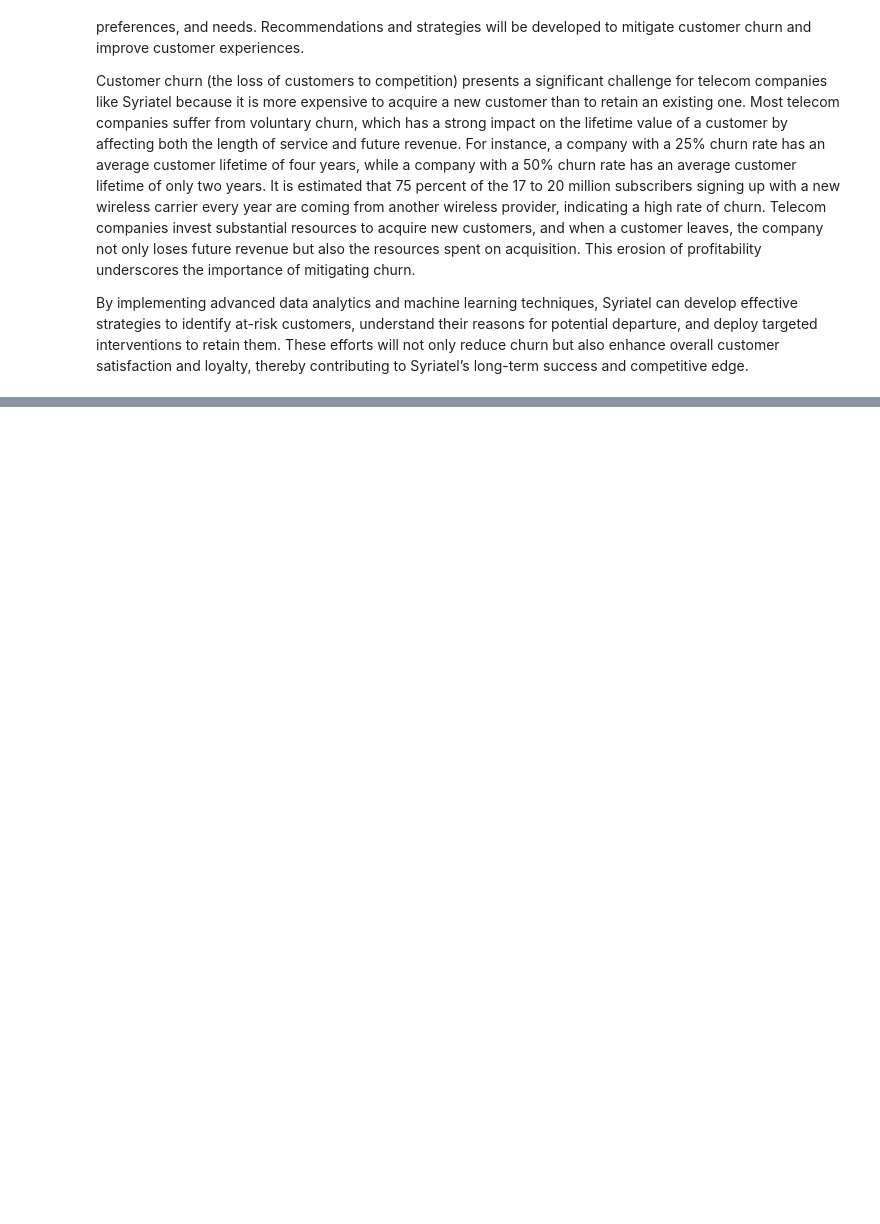
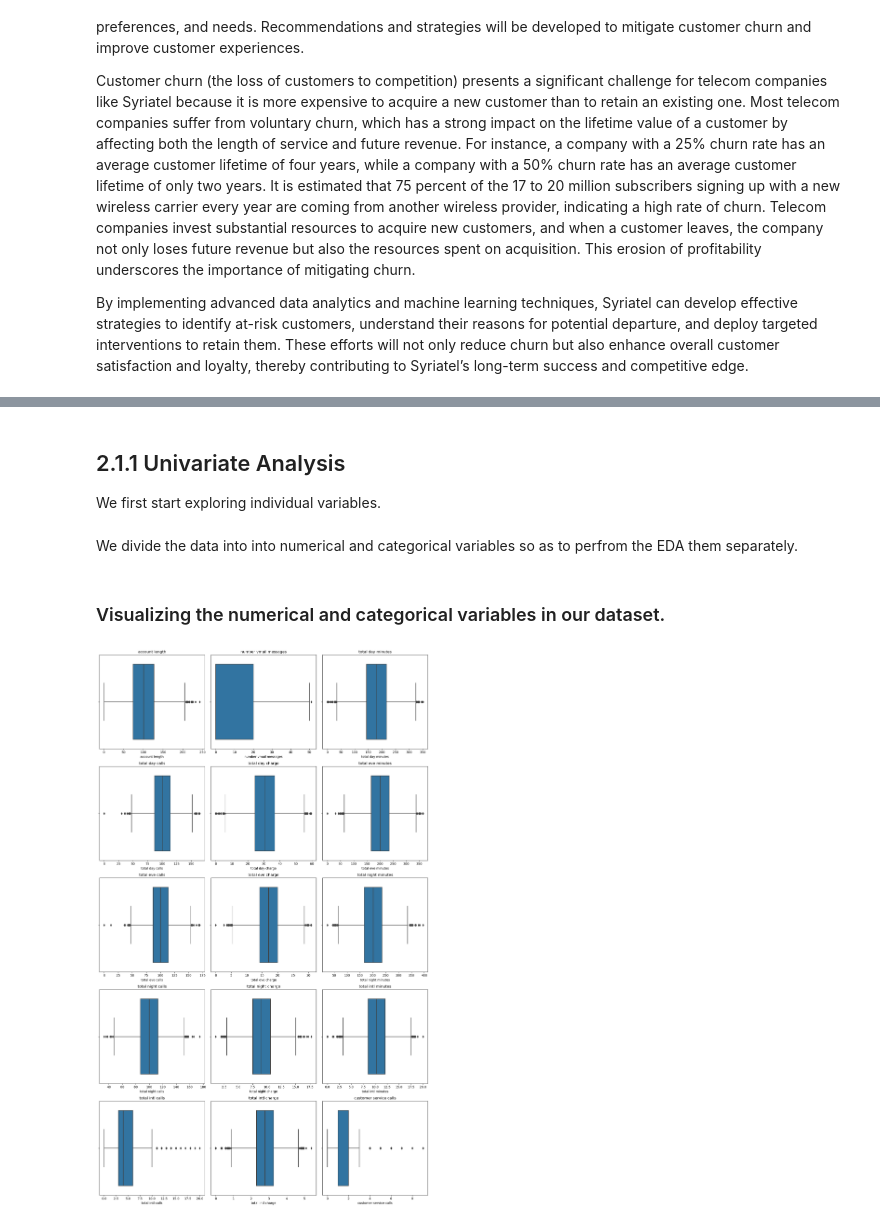
Before and after one commit to Iankip8/SyriatelCustomerChurn, a Jupyter notebook: SyriatelCustomerChurn.ipynb, the cells around one changed output, grey strips where cells are left out. Drawn from its saved outputs; the diff is of its cells as text; code cells hidden in the pictures; blank space fills up the shorter version.

Commit message:
do data undestanding and EDA

```diff
--- a/SyriatelCustomerChurn.ipynb
+++ b/SyriatelCustomerChurn.ipynb
@@ -33,0 +95,23 @@ By implementing advanced data analytics and machine learning techniques, Syriate
+# %%
+def read_data(file_path):
+    """
+    Read the dataset from the given file path.
+
+    Parameters:
+    - file_path (str): The path to the CSV file containing the dataset.
+
+    Returns:
+    - DataFrame: The DataFrame containing the dataset.
+    """
+    import pandas as pd
+
+    # Read the CSV file
+    df = pd.read_csv(file_path)
+
+    return df
+
+# Specify the file path
+file_path = r'C:\Users\Ian\Downloads\bigml_59c28831336c6604c800002a.csv'
+
+# Call the function to read the data
+df = read_data(file_path)
@@ -33,0 +194,7 @@ By implementing advanced data analytics and machine learning techniques, Syriate
+# %% [markdown]
+## 2.1.1 Univariate Analysis
+We first start exploring individual variables.
+# %% [markdown]
+We divide the data into into numerical and categorical variables so as to perfrom the EDA them separately.
+# %% [markdown]
+### Visualizing the numerical and categorical variables in our dataset.
@@ -33,0 +277,4 @@ By implementing advanced data analytics and machine learning techniques, Syriate
+# %%
+data_vars.visualize_outliers()
+# %% [output]
+[figure, added]
```
Also changed, not shown: parts of 25 cells of this notebook.
